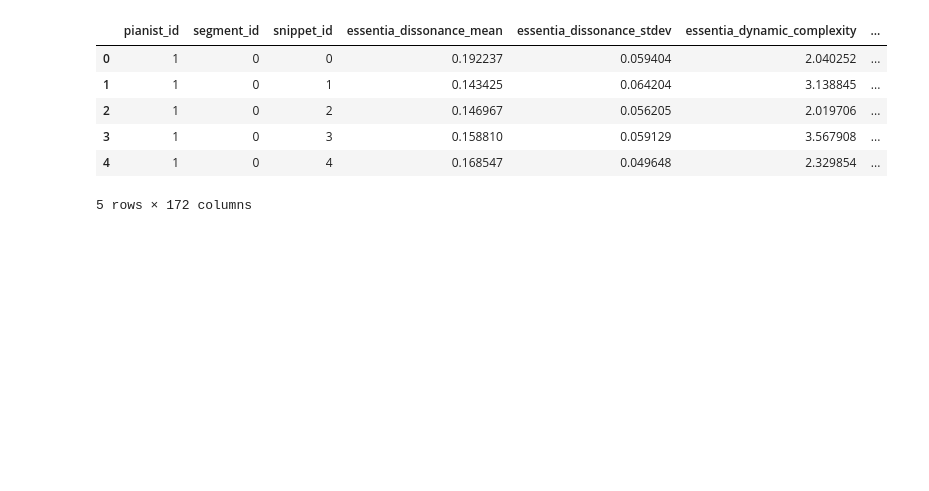
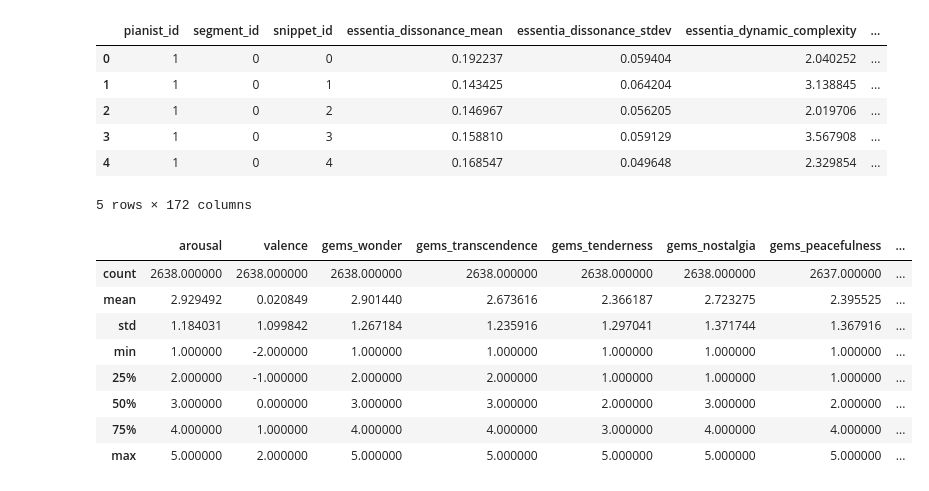
Before and after one commit to NoahPichl/MLPC_The_haunted_turtles, a Jupyter notebook: data_exploration.ipynb, the cells around one changed output. Cells and saved outputs as stored; diff of their text form; code cells hidden in the pictures; blank space fills up the shorter version.

```diff
--- a/data_exploration.ipynb
+++ b/data_exploration.ipynb
@@ -27,3 +29,16 @@ feat.head()
 | 3 | 1 | 0 | 3 | 0.158810 | 0.059129 | 3.567908 | ... |
 | 4 | 1 | 0 | 4 | 0.168547 | 0.049648 | 2.329854 | ... |
 5 rows × 172 columns
+# %%
+# quick overview of the annotations
+anot.describe().loc[:,'arousal':'gemmes_wandering']
+# %% [output]
+|  | arousal | valence | gems_wonder | gems_transcendence | gems_tenderness | gems_nostalgia | gems_peacefulness | ... |
+| count | 2638.000000 | 2638.000000 | 2638.000000 | 2638.000000 | 2638.000000 | 2638.000000 | 2637.000000 | ... |
+| mean | 2.929492 | 0.020849 | 2.901440 | 2.673616 | 2.366187 | 2.723275 | 2.395525 | ... |
+| std | 1.184031 | 1.099842 | 1.267184 | 1.235916 | 1.297041 | 1.371744 | 1.367916 | ... |
+| min | 1.000000 | -2.000000 | 1.000000 | 1.000000 | 1.000000 | 1.000000 | 1.000000 | ... |
+| 25% | 2.000000 | -1.000000 | 2.000000 | 2.000000 | 1.000000 | 1.000000 | 1.000000 | ... |
+| 50% | 3.000000 | 0.000000 | 3.000000 | 3.000000 | 2.000000 | 3.000000 | 2.000000 | ... |
+| 75% | 4.000000 | 1.000000 | 4.000000 | 4.000000 | 3.000000 | 4.000000 | 4.000000 | ... |
+| max | 5.000000 | 2.000000 | 5.000000 | 5.000000 | 5.000000 | 5.000000 | 5.000000 | ... |
```
Also changed, not shown: parts of 17 cells of this notebook.
